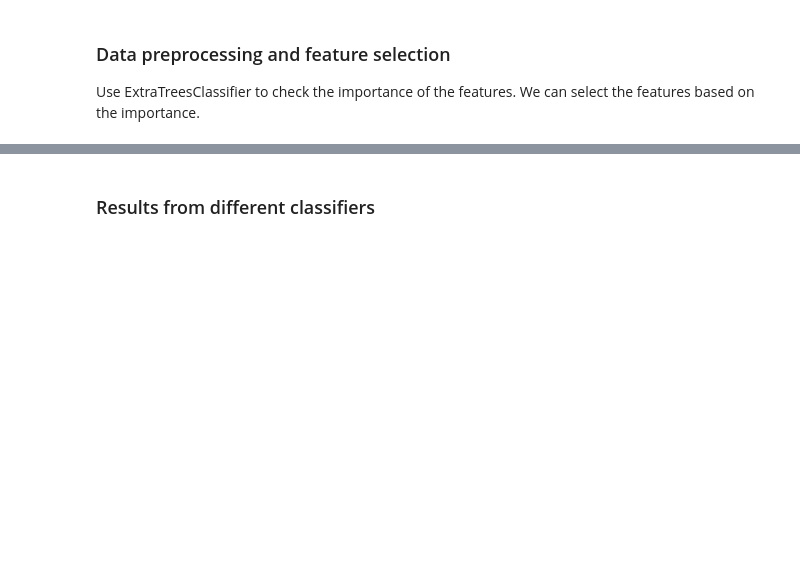
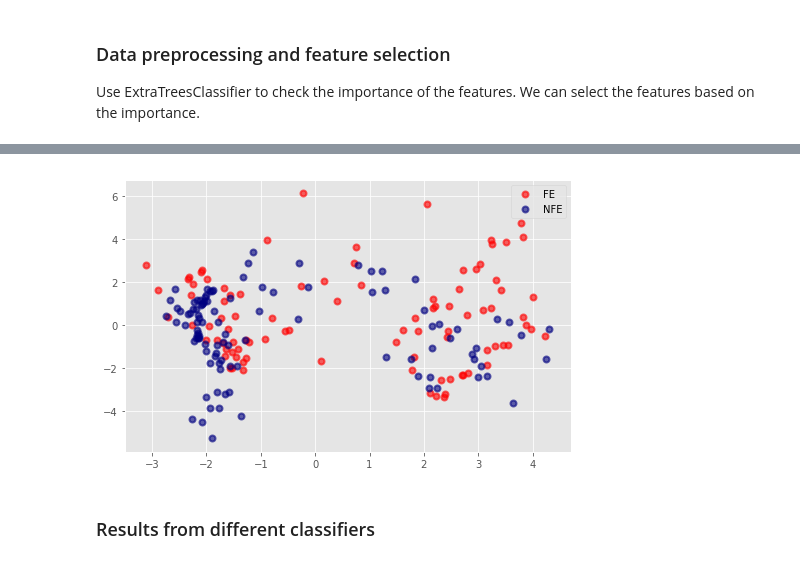
Before and after one commit to RuihaoQiu/Machine-learning-on-materials-research, a Jupyter notebook: Materials_classificaton.ipynb, the cells around one changed output, grey strips where cells are left out. Drawn from its saved outputs; the diff is of its cells as text; code cells hidden in the pictures; blank space fills up the shorter version.

```diff
--- a/Materials_classificaton.ipynb
+++ b/Materials_classificaton.ipynb
@@ -116,3 +111,24 @@ Feature ranking:
+# %%
+## Plot data from dimensionality reduction
+
+from sklearn.discriminant_analysis import LinearDiscriminantAnalysis
+
+pca = PCA(n_components=2)
+X_r = pca.fit(X).transform(X)
+Y = np.array(df['C'])
+
+plt.figure(figsize=(8, 5))
+colors = ['red', 'navy']
+target_names = ['FE', 'NFE']
+lw = 2
+for color, i, target_name in zip(colors, [0, 1], target_names):
+    plt.scatter(X_r[Y == i, 0], X_r[Y == i, 1], color=color, alpha=.6, lw=lw, label=target_name)
+plt.legend(loc='best', shadow=False, scatterpoints=1)
+plt.show()
+
+## PCA is not able to separate data.
+# %% [output]
+[figure, added]
 # %% [markdown]
 ### Results from different classifiers
 # %% [markdown]
```
Also changed, not shown: parts of 7 cells of this notebook.
